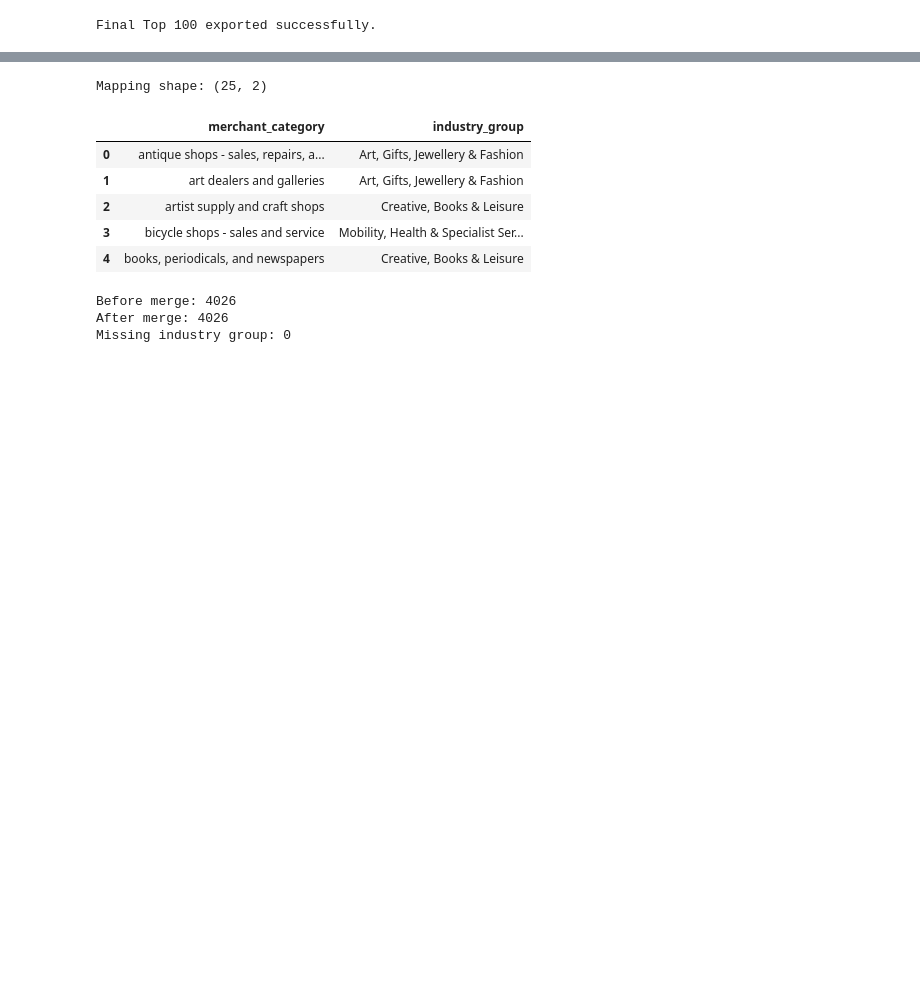
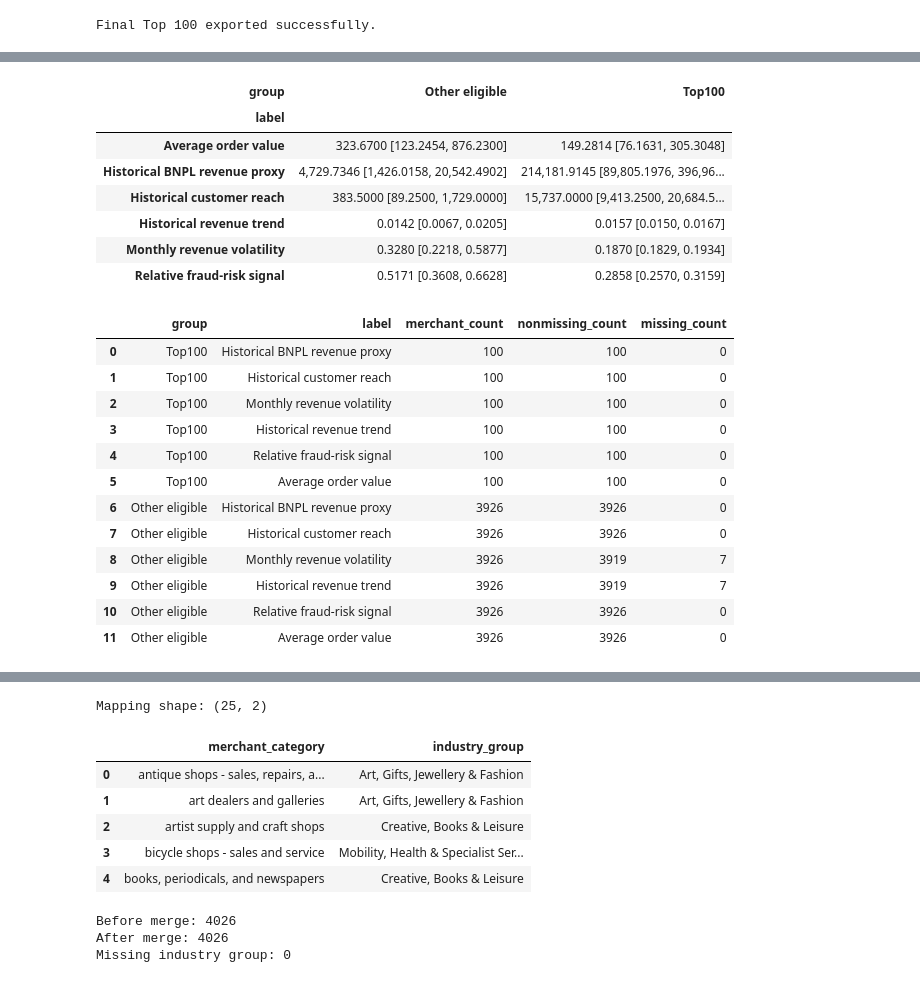
Before and after one commit to yixxx111/MAST30034-Project-2-Group-50, a Jupyter notebook: member5_ranking/final_recommendations.ipynb, the cells around one changed output, grey strips where cells are left out. Saved outputs shown, nothing was run; the diff lists cells and outputs as text; code cells hidden in the pictures; blank space fills up the shorter version.

Commit message:
Explain Member5 recommendations with profiles, cases and segment insights

```diff
--- a/member5_ranking/final_recommendations.ipynb
+++ b/member5_ranking/final_recommendations.ipynb
@@ -523,0 +534,60 @@ Final Top 100 exported successfully.
+# %%
+from IPython.display import Markdown, display
+
+RESULTS_DIR = PROJECT_ROOT / "member5_ranking" / "results"
+profile_metrics = {
+    "estimated_bnpl_revenue": ("Historical BNPL revenue proxy", "AUD over observed history"),
+    "unique_consumers": ("Historical customer reach", "distinct consumers per merchant"),
+    "monthly_revenue_cv": ("Monthly revenue volatility", "CV; lower is more stable"),
+    "normalized_monthly_revenue_trend": ("Historical revenue trend", "normalized slope per month; not MoM %"),
+    "fraud_risk_index": ("Relative fraud-risk signal", "0-1 relative index; not probability"),
+    "avg_transaction_value": ("Average order value", "AUD per transaction"),
+}
+profile_groups = {
+    "Top100": final_top100,
+    "Other eligible": ranking_df.loc[~ranking_df["merchant_abn"].isin(final_top100["merchant_abn"])],
+}
+assert len(profile_groups["Top100"]) == 100
+assert sum(len(g) for g in profile_groups.values()) == len(ranking_df)
+assert ranking_df["merchant_abn"].is_unique
+profile_rows = []
+for group_name, group in profile_groups.items():
+    for metric, (label, unit) in profile_metrics.items():
+        values = group[metric].dropna()
+        profile_rows.append({
+            "group": group_name, "metric": metric, "label": label, "unit": unit,
+            "merchant_count": len(group), "nonmissing_count": len(values),
+            "missing_count": int(group[metric].isna().sum()),
+            "p25": values.quantile(0.25), "median": values.median(),
+            "p75": values.quantile(0.75),
+        })
+top100_profile = pd.DataFrame(profile_rows)
+top100_profile.to_csv(RESULTS_DIR / "top100_profile_summary.csv", index=False)
+profile_display = top100_profile.copy()
+profile_display["median [Q1, Q3]"] = profile_display.apply(
+    lambda row: f"{row['median']:,.4f} [{row['p25']:,.4f}, {row['p75']:,.4f}]", axis=1
+)
+display(profile_display.pivot(index="label", columns="group", values="median [Q1, Q3]"))
+display(top100_profile[["group", "label", "merchant_count", "nonmissing_count", "missing_count"]])
+# %% [output]
+| group | Other eligible | Top100 |
+| label |  |  |
+| Average order value | 323.6700 [123.2454, 876.2300] | 149.2814 [76.1631, 305.3048] |
+| Historical BNPL revenue proxy | 4,729.7346 [1,426.0158, 20,542.4902] | 214,181.9145 [89,805.1976, 396,96... |
+| Historical customer reach | 383.5000 [89.2500, 1,729.0000] | 15,737.0000 [9,413.2500, 20,684.5... |
+| Historical revenue trend | 0.0142 [0.0067, 0.0205] | 0.0157 [0.0150, 0.0167] |
+| Monthly revenue volatility | 0.3280 [0.2218, 0.5877] | 0.1870 [0.1829, 0.1934] |
+| Relative fraud-risk signal | 0.5171 [0.3608, 0.6628] | 0.2858 [0.2570, 0.3159] |
+|  | group | label | merchant_count | nonmissing_count | missing_count |
+| 0 | Top100 | Historical BNPL revenue proxy | 100 | 100 | 0 |
+| 1 | Top100 | Historical customer reach | 100 | 100 | 0 |
+| 2 | Top100 | Monthly revenue volatility | 100 | 100 | 0 |
+| 3 | Top100 | Historical revenue trend | 100 | 100 | 0 |
+| 4 | Top100 | Relative fraud-risk signal | 100 | 100 | 0 |
+| 5 | Top100 | Average order value | 100 | 100 | 0 |
+| 6 | Other eligible | Historical BNPL revenue proxy | 3926 | 3926 | 0 |
+| 7 | Other eligible | Historical customer reach | 3926 | 3926 | 0 |
+| 8 | Other eligible | Monthly revenue volatility | 3926 | 3919 | 7 |
+| 9 | Other eligible | Historical revenue trend | 3926 | 3919 | 7 |
+| 10 | Other eligible | Relative fraud-risk signal | 3926 | 3926 | 0 |
+| 11 | Other eligible | Average order value | 3926 | 3926 | 0 |
```
Also changed, not shown: parts of 18 cells of this notebook, 8 other files.
